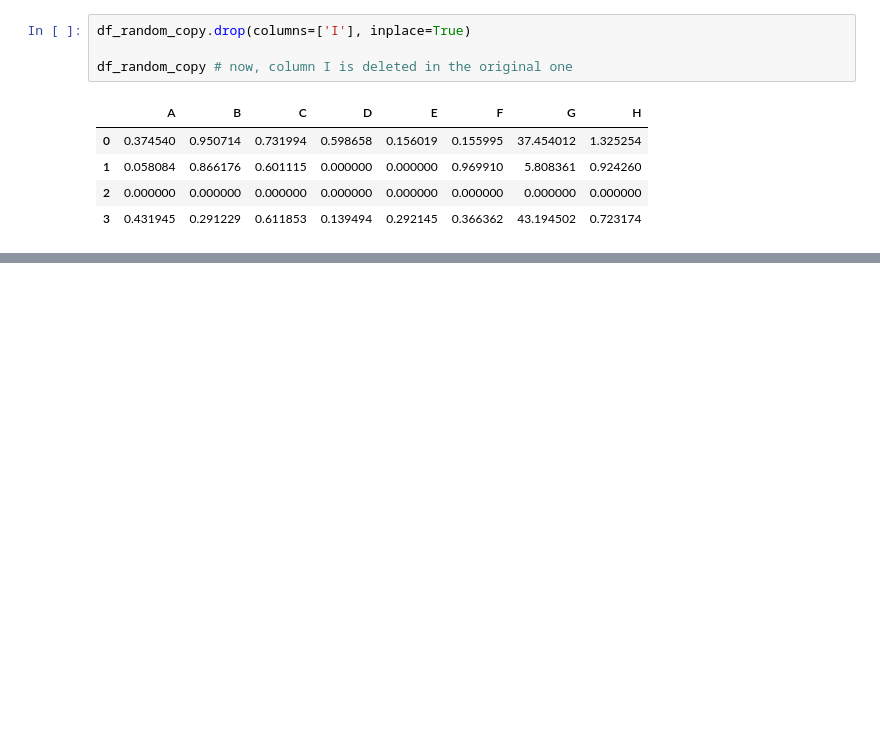
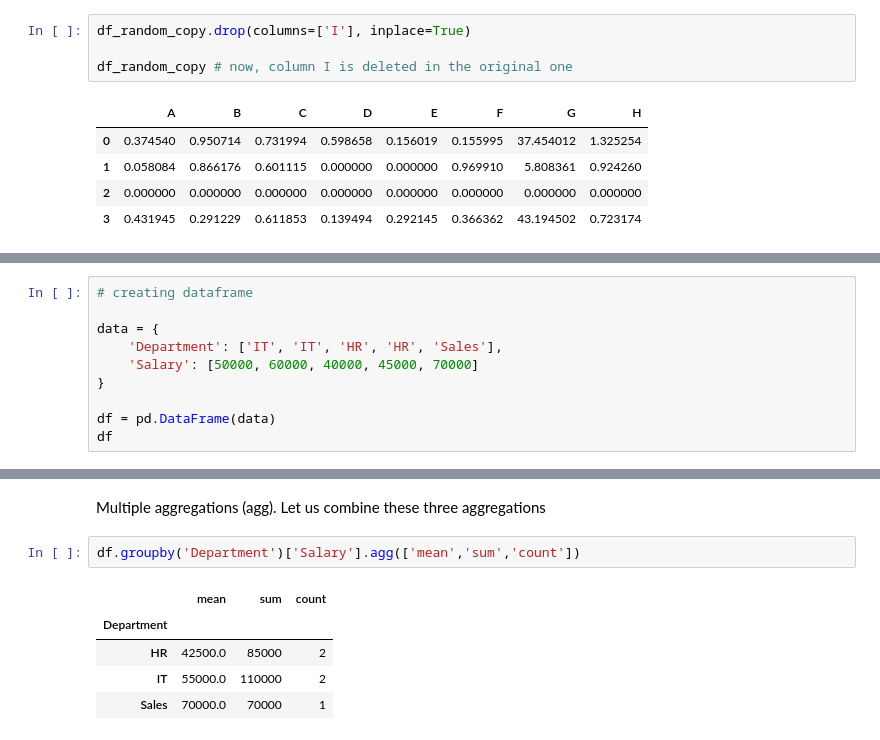
Before and after one commit to abm4github/IITM-BS-MLP-Notes, a Jupyter notebook: MLP_week1.ipynb, the cells around one changed output, grey strips where cells are left out. Cells and saved outputs as stored; diff of their text form; blank space fills up the shorter version.

```diff
--- a/MLP_week1.ipynb
+++ b/MLP_week1.ipynb
@@ -619,0 +633,10 @@ df_random_copy # now, column I is deleted in the original one
+# %%
+# creating dataframe
+
+data = {
+    'Department': ['IT', 'IT', 'HR', 'HR', 'Sales'],
+    'Salary': [50000, 60000, 40000, 45000, 70000]
+}
+
+df = pd.DataFrame(data)
+df
@@ -619,0 +685,10 @@ df_random_copy # now, column I is deleted in the original one
+# %% [markdown]
+Multiple aggregations (agg). Let us combine these three aggregations
+# %%
+df.groupby('Department')['Salary'].agg(['mean','sum','count'])
+# %% [output]
+|  | mean | sum | count |
+| Department |  |  |  |
+| HR | 42500.0 | 85000 | 2 |
+| IT | 55000.0 | 110000 | 2 |
+| Sales | 70000.0 | 70000 | 1 |
```
Also changed, not shown: parts of 15 cells of this notebook.
